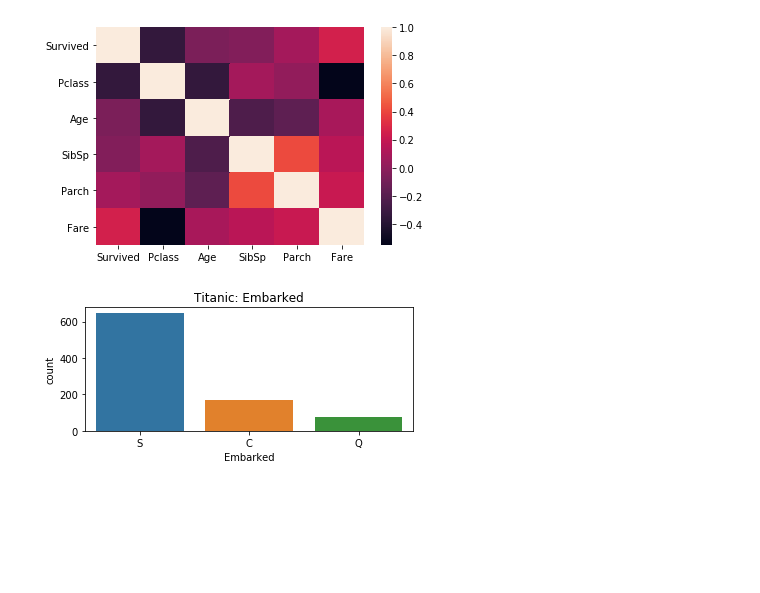
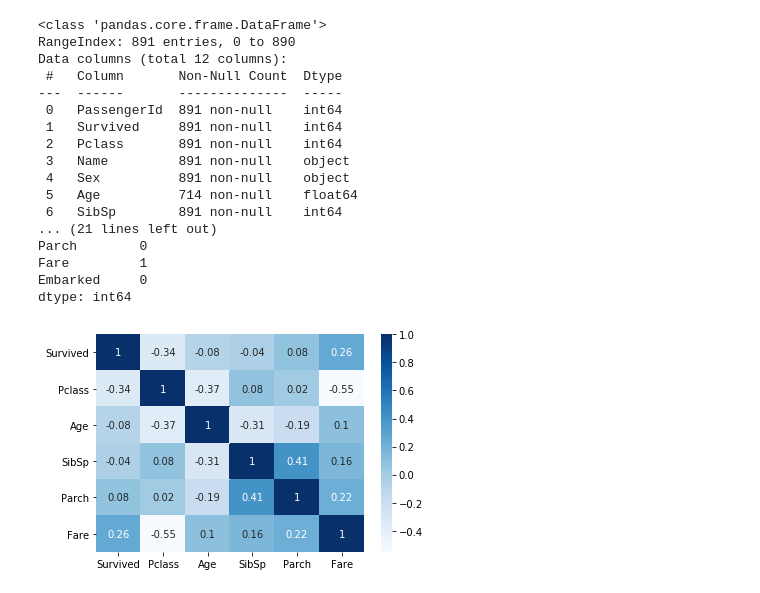
Before and after one commit to mefor44/Kaggle, a Jupyter notebook: Titanic/Titanic - ensembling.ipynb, the cells around one changed output. Cells and saved outputs as stored; diff of their text form; code cells hidden in the pictures; blank space fills up the shorter version.

```diff
--- a/Titanic/Titanic - ensembling.ipynb
+++ b/Titanic/Titanic - ensembling.ipynb
@@ -15,14 +7,40 @@ data["Embarked"] = data["Embarked"].fillna("S")
-# %%
-sns.heatmap(data.corr())
-plt.show()
-# %% [output]
-[figure, removed]
-# %%
-plt.figure(num=1,figsize=(20,5))
-plt.subplot(231)
-sns.countplot(data["Embarked"])
-plt.title("Titanic: Embarked")
-plt.subplot(232)
-plt.show()
-# %% [output]
-[figure, removed]
+# %%
+raw_data = pd.read_csv("train.csv")
+submission_data = pd.read_csv("test.csv")
+data = raw_data.copy()
+LEN = len(data)
+COLUMNS_TO_DROP = []
+print(data.info())
+
+pass_id = submission_data["PassengerId"]#will be used later
+data.drop(["PassengerId", "Name","Ticket","Cabin"],axis=1,inplace=True)
+submission_data.drop(["PassengerId", "Name","Ticket","Cabin"],axis=1,inplace=True)
+#missing value
+print(data.isna().sum())
+print(submission_data.isna().sum())
+
+#missing value easiest treatment
+data["Embarked"].fillna(inplace=True,value="Q")
+submission_data["Fare"].fillna(inplace=True,value=submission_data["Fare"].mean())
+
+sns.heatmap(round(data.corr(),2),annot=True,cmap='Blues')
+plt.show()
+# %% [output]
+<class 'pandas.core.frame.DataFrame'>
+RangeIndex: 891 entries, 0 to 890
+Data columns (total 12 columns):
+ #   Column       Non-Null Count  Dtype
+---  ------       --------------  -----
+ 0   PassengerId  891 non-null    int64
+ 1   Survived     891 non-null    int64
+ 2   Pclass       891 non-null    int64
+ 3   Name         891 non-null    object
+ 4   Sex          891 non-null    object
+ 5   Age          714 non-null    float64
+ 6   SibSp        891 non-null    int64
+... (21 lines left out)
+Parch        0
+Fare         1
+Embarked     0
+dtype: int64
+[figure, added]
```
Also changed, not shown: parts of 23 cells of this notebook, 3 other files.
